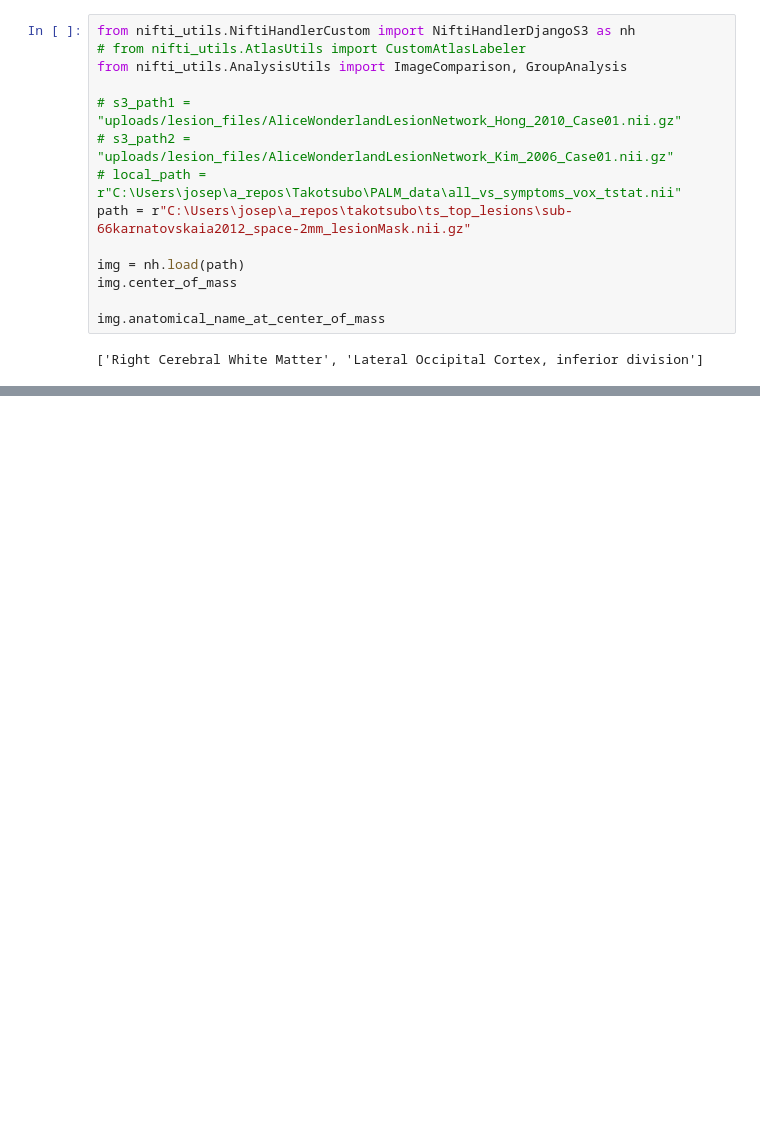
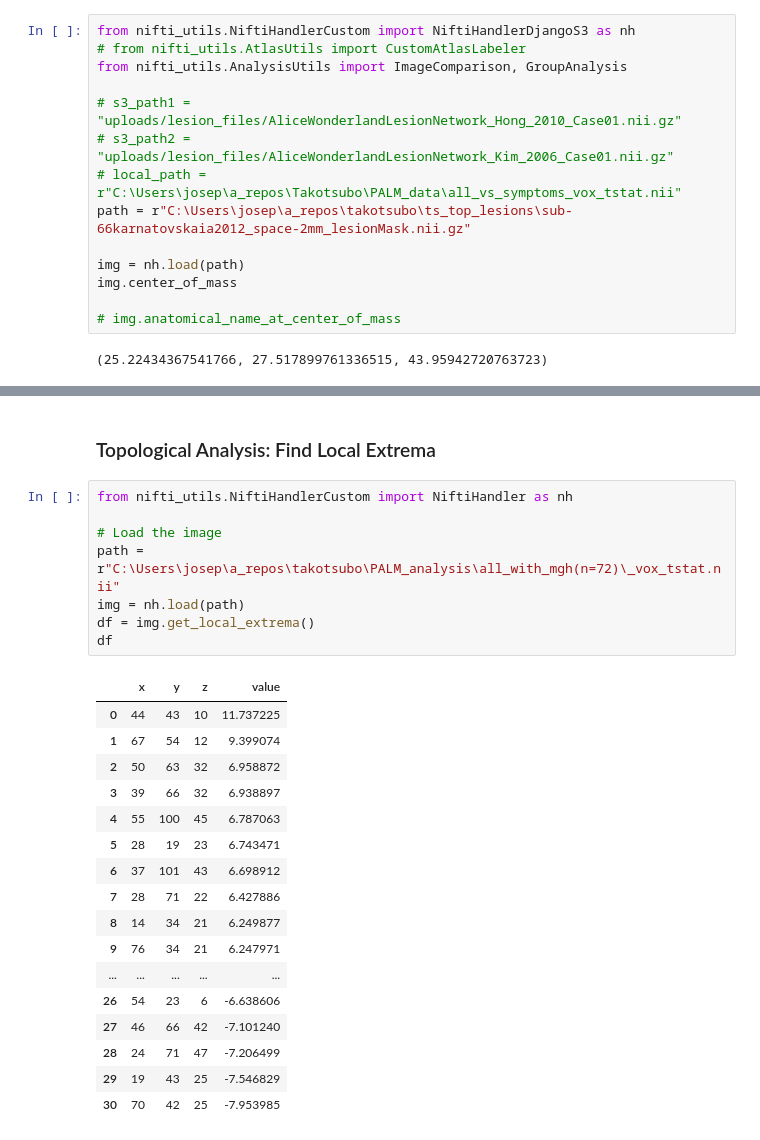
Before and after one commit to JosephIsaacTurner/NiftiHandler, a Jupyter notebook: test.ipynb, the cells around one changed output, grey strips where cells are left out. Cells and saved outputs as stored; diff of their text form; blank space fills up the shorter version.

```diff
--- a/test.ipynb
+++ b/test.ipynb
@@ -11,9 +11,9 @@ path = r"C:\Users\josep\a_repos\takotsubo\ts_top_lesions\sub-66karnatovskaia2012
 img = nh.load(path)
 img.center_of_mass
 
-img.anatomical_name_at_center_of_mass
+# img.anatomical_name_at_center_of_mass
 # %% [output]
-['Right Cerebral White Matter', 'Lateral Occipital Cortex, inferior division']
+(25.22434367541766, 27.517899761336515, 43.95942720763723)
 # %%
 emotion_regulation1 = r"C:\Users\josep\a_repos\Takotsubo\emotion_regulation_data\Figure_3C.nii"
 emotion_regulation2 = r"C:\Users\josep\a_repos\Takotsubo\emotion_regulation_data\Figure_4A.nii"
@@ -33,3 +33,31 @@ display(df1)
 | 0 | -0.212197 | C:\Users\josep\a_repos\Takotsubo\... | C:\Users\josep\a_repos\Takotsubo\... | emotion_regulation1 | emotion_regulation2 |
 | 1 | -0.134790 | C:\Users\josep\a_repos\Takotsubo\... | C:\Users\josep\a_repos\Takotsubo\... | emotion_regulation1 | medulla_func_t |
 | 2 | 0.033760 | C:\Users\josep\a_repos\Takotsubo\... | C:\Users\josep\a_repos\Takotsubo\... | emotion_regulation2 | medulla_func_t |
+# %% [markdown]
+### Topological Analysis: Find Local Extrema
+# %%
+from nifti_utils.NiftiHandlerCustom import NiftiHandler as nh
+
+# Load the image
+path = r"C:\Users\josep\a_repos\takotsubo\PALM_analysis\all_with_mgh(n=72)\_vox_tstat.nii"
+img = nh.load(path)
+df = img.get_local_extrema()
+df
+# %% [output]
+|  | x | y | z | value |
+| 0 | 44 | 43 | 10 | 11.737225 |
+| 1 | 67 | 54 | 12 | 9.399074 |
+| 2 | 50 | 63 | 32 | 6.958872 |
+| 3 | 39 | 66 | 32 | 6.938897 |
+| 4 | 55 | 100 | 45 | 6.787063 |
+| 5 | 28 | 19 | 23 | 6.743471 |
+| 6 | 37 | 101 | 43 | 6.698912 |
+| 7 | 28 | 71 | 22 | 6.427886 |
+| 8 | 14 | 34 | 21 | 6.249877 |
+| 9 | 76 | 34 | 21 | 6.247971 |
+| ... | ... | ... | ... | ... |
+| 26 | 54 | 23 | 6 | -6.638606 |
+| 27 | 46 | 66 | 42 | -7.101240 |
+| 28 | 24 | 71 | 47 | -7.206499 |
+| 29 | 19 | 43 | 25 | -7.546829 |
+| 30 | 70 | 42 | 25 | -7.953985 |
```
Also changed, not shown: parts of 4 cells of this notebook, 3 other files.
